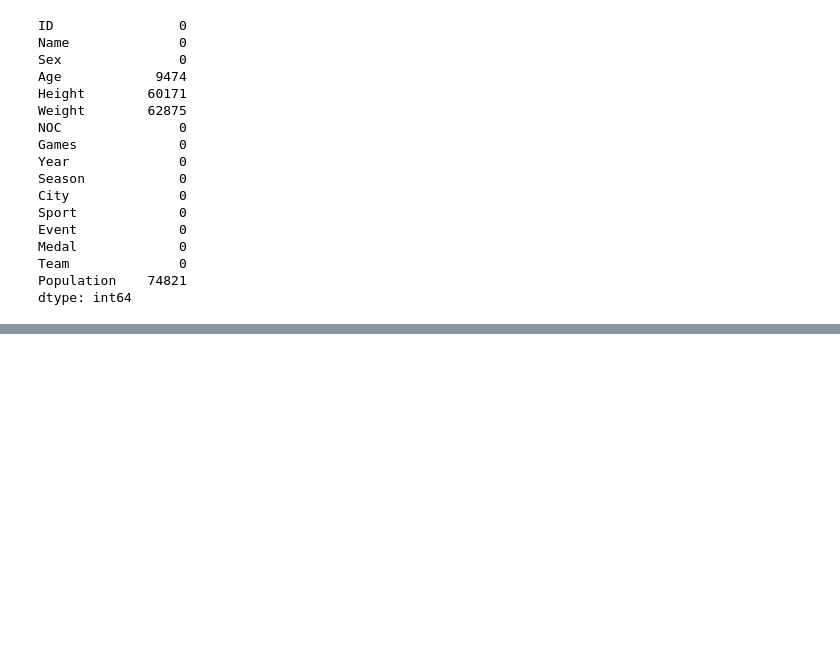
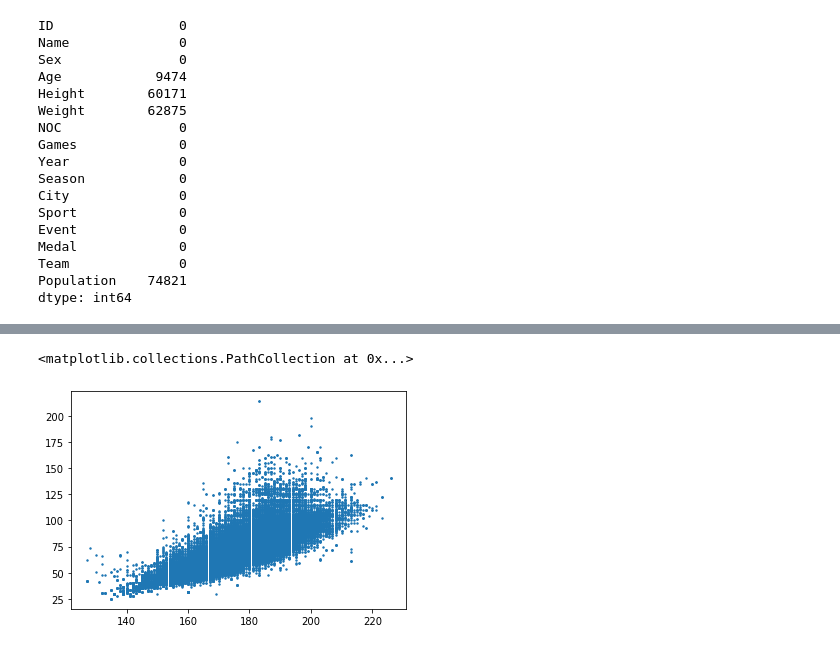
Before and after one commit to ColmRy/UCDPAColmRyan, a Jupyter notebook: Test.ipynb, the cells around one changed output, grey strips where cells are left out. Cells and saved outputs as stored; diff of their text form; code cells hidden in the pictures; blank space fills up the shorter version.

```diff
--- a/Test.ipynb
+++ b/Test.ipynb
@@ -327,0 +350,5 @@ olympics_final_subset = olympics_final.loc[(olympics_final['Year'] > 1960) & (ol
+# %%
+plt.scatter(olympics_final_subset['Height'], olympics_final_subset['Weight'], s=2)
+# %% [output]
+<matplotlib.collections.PathCollection at 0x...>
+[figure, added]
```
Also changed, not shown: parts of 9 cells of this notebook.
